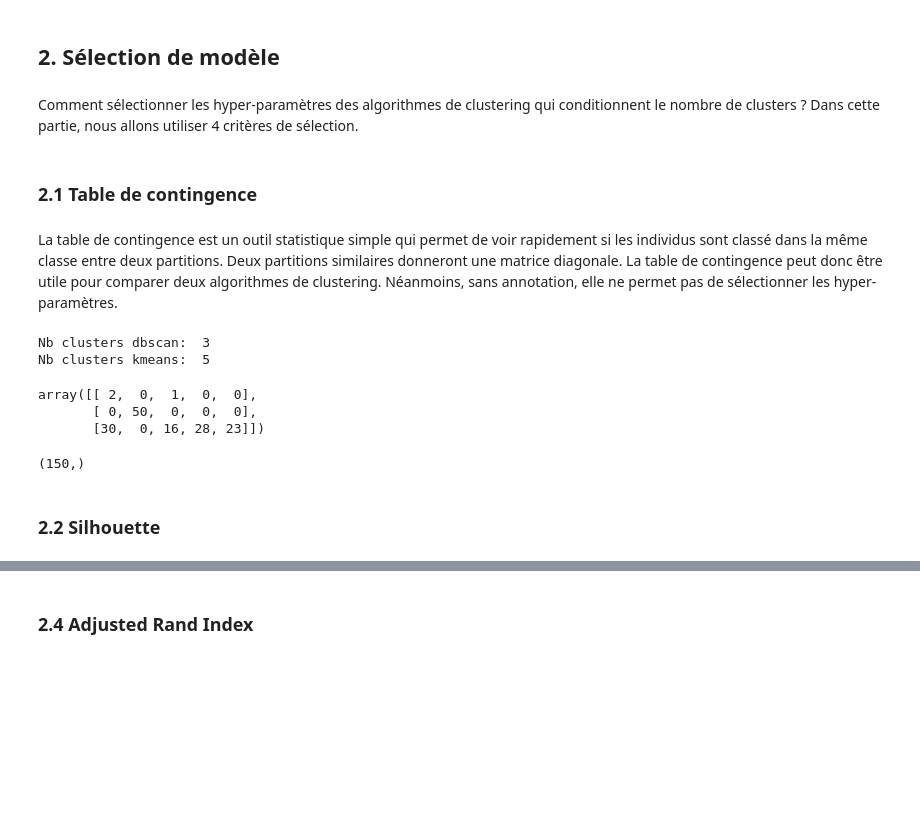
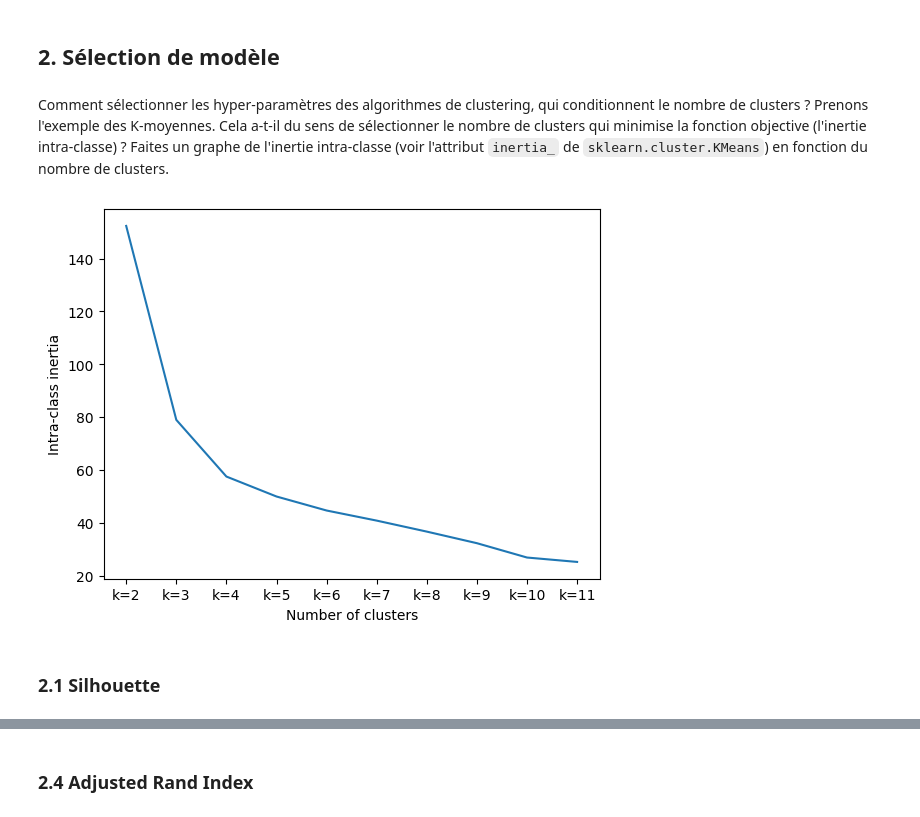
Before and after one commit to Romain3Ch216/ML-2A, a Jupyter notebook: corr/B/notebook-clustering-corr.ipynb, the cells around one changed output, grey strips where cells are left out. Cells and saved outputs as stored; diff of their text form; code cells hidden in the pictures; blank space fills up the shorter version.

```diff
--- a/corr/B/notebook-clustering-corr.ipynb
+++ b/corr/B/notebook-clustering-corr.ipynb
@@ -292,28 +293,19 @@ array([[<Axes: title={'center': 'eps=0.1'}>,
 # %% [markdown]
 ## 2. Sélection de modèle
 # %% [markdown]
-Comment sélectionner les hyper-paramètres des algorithmes de clustering qui conditionnent le nombre de clusters ? Dans cette partie, nous allons utiliser 4 critères de sélection.
+Comment sélectionner les hyper-paramètres des algorithmes de clustering, qui conditionnent le nombre de clusters ? Prenons l'exemple des K-moyennes. Cela a-t-il du sens de sélectionner le nombre de clusters qui minimise la fonction objective (l'inertie intra-classe) ? Faites un graphe de l'inertie intra-classe (voir l'attribut `inertia_` de `sklearn.cluster.KMeans`) en fonction du nombre de clusters.
-# %% [markdown]
-### 2.1 Table de contingence
-# %% [markdown]
-La table de contingence est un outil statistique simple qui permet de voir rapidement si les individus sont classé dans la même classe entre deux partitions. Deux partitions similaires donneront une matrice diagonale. La table de contingence peut donc être utile pour comparer deux algorithmes de clustering. Néanmoins, sans annotation, elle ne permet pas de sélectionner les hyper-paramètres.
-# %%
-print("Nb clusters dbscan: ", len(np.unique(clusters))
-print("Nb clusters kmeans: ", len(np.unique(clusters_kmeans[:, j])))
-
-clusters_dbscan[:, i]
-contingency = metrics.cluster.contingency_matrix(clusters_dbscan[:, i], clusters_kmeans[:,j])
-contingency
-# %% [output]
-Nb clusters dbscan:  3
-Nb clusters kmeans:  5
-array([[ 2,  0,  1,  0,  0],
-       [ 0, 50,  0,  0,  0],
-       [30,  0, 16, 28, 23]])
-# %%
-clusters_kmeans[:,j].shape
-# %% [output]
-(150,)
+# %%
+kmeans_inertia = dict((k, cluster.inertia_) for k, cluster in clusters['kmeans'].items())
+
+fig, ax = plt.subplots()
+plt.plot(list(kmeans_inertia.values()))
+ax.set_xticks(list(range(len(kmeans_inertia.keys()))))
+ax.set_xticklabels(list(kmeans_inertia.keys()))
+plt.xlabel('Number of clusters')
+plt.ylabel('Intra-class inertia')
+plt.show()
+# %% [output]
+[figure, added]
 # %% [markdown]
-### 2.2 Silhouette
+### 2.1 Silhouette
 # %% [markdown]
```
Also changed, not shown: parts of 34 cells of this notebook.
